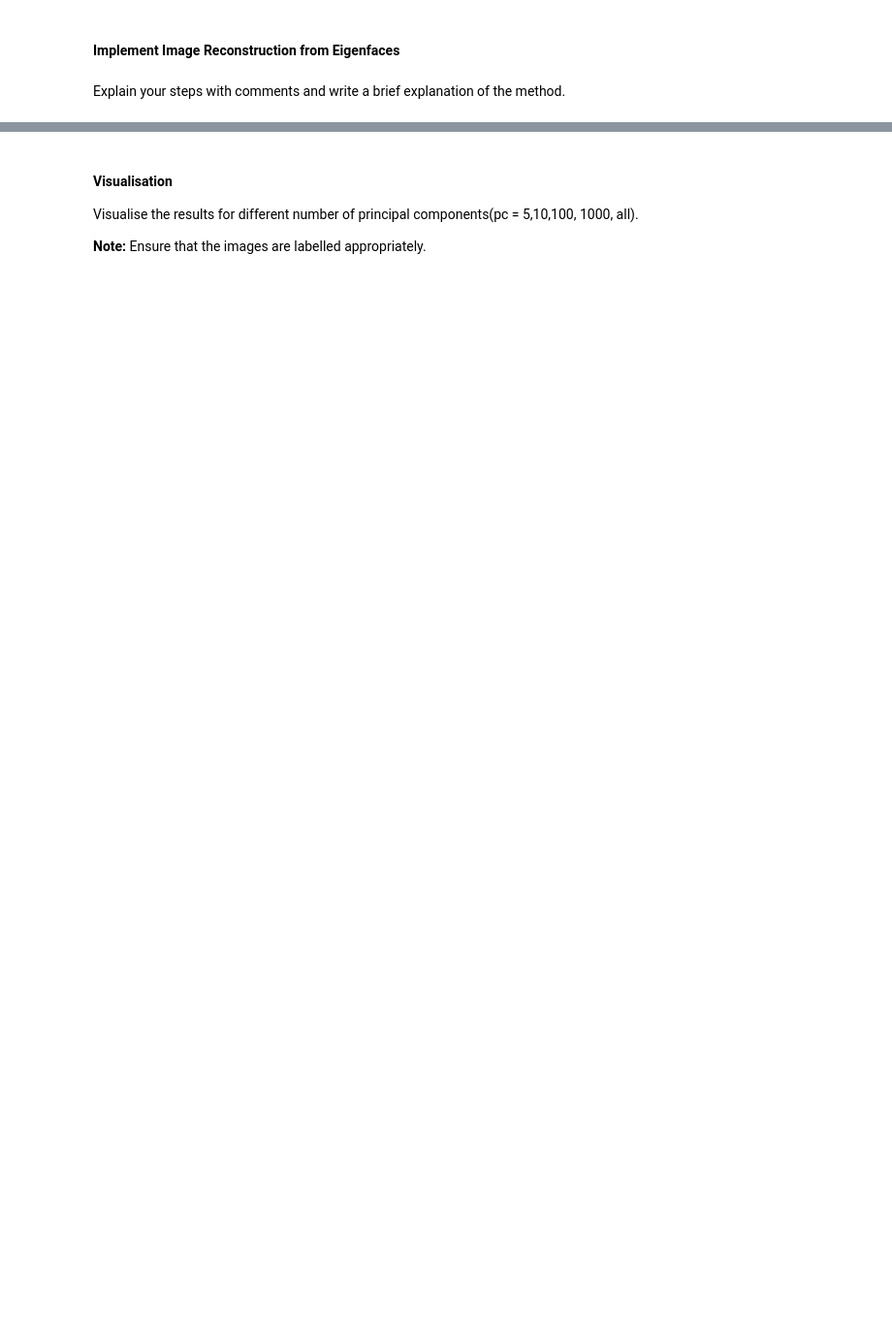
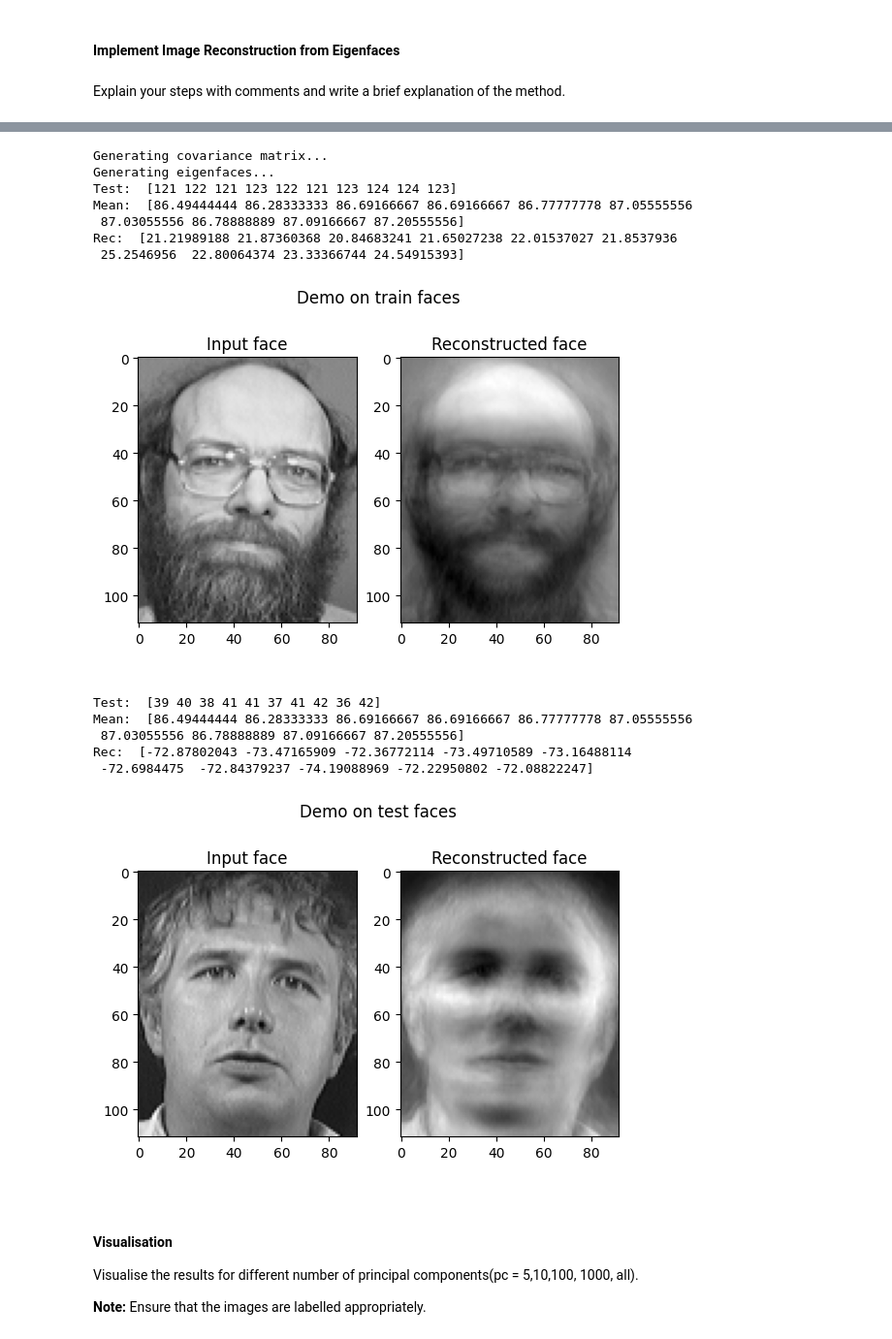
Before and after one commit to aneeshc12/SMAI-A2, a Jupyter notebook: Q2/Q2.ipynb, the cells around one changed output, grey strips where cells are left out. Shown at 97% size. Saved outputs shown, nothing was run; the diff lists cells and outputs as text; code cells hidden in the pictures; blank space fills up the shorter version.

```diff
--- a/Q2/Q2.ipynb
+++ b/Q2/Q2.ipynb
@@ -218,3 +189,63 @@ Rec:  [73.39965153 73.80638204 73.89803793 71.77743702 73.24061408 74.28155573
+# %%
+%matplotlib inline
+
+eigenfaces, meanFace = principalComponentAnalysis(trainFaces, 360)
+
+faceNum = 1
+
+trainImg = trainFaces[6]
+testImg = testFaces[18]
+
+# train
+
+rTrainImg = imageReconstruction(trainImg.reshape(-1), eigenfaces, meanFace)
+
+fig, ax = plt.subplots()
+plt.title("Demo on train faces")
+ax.axis('off')
+
+fig.add_subplot(1,2,1)
+plt.imshow(trainImg.reshape(112,92), cmap='gray')
+plt.title("Input face")
+
+fig.add_subplot(1,2,2)
+plt.imshow(rTrainImg, cmap='gray')
+plt.title("Reconstructed face")
+
+plt.show()
+
+# test
+
+rTestImg = imageReconstruction(testImg.reshape(-1), eigenfaces, meanFace)
+
+fig, ax = plt.subplots()
+plt.title("Demo on test faces")
+ax.axis('off')
+
+fig.add_subplot(1,2,1)
+plt.imshow(testImg.reshape(112,92), cmap='gray')
+plt.title("Input face")
+
+fig.add_subplot(1,2,2)
+plt.imshow(rTestImg, cmap='gray')
+plt.title("Reconstructed face")
+
+plt.show()
+# %% [output]
+Generating covariance matrix...
+Generating eigenfaces...
+Test:  [121 122 121 123 122 121 123 124 124 123]
+Mean:  [86.49444444 86.28333333 86.69166667 86.69166667 86.77777778 87.05555556
+ 87.03055556 86.78888889 87.09166667 87.20555556]
+Rec:  [21.21989188 21.87360368 20.84683241 21.65027238 22.01537027 21.8537936
+ 25.2546956  22.80064374 23.33366744 24.54915393]
+[figure, added]
+Test:  [39 40 38 41 41 37 41 42 36 42]
+Mean:  [86.49444444 86.28333333 86.69166667 86.69166667 86.77777778 87.05555556
+ 87.03055556 86.78888889 87.09166667 87.20555556]
+Rec:  [-72.87802043 -73.47165909 -72.36772114 -73.49710589 -73.16488114
+ -72.6984475  -72.84379237 -74.19088969 -72.22950802 -72.08822247]
+[figure, added]
 # %% [markdown]
 #### Visualisation
 Visualise the results for different number of principal components(pc = 5,10,100, 1000, all).
```
Also changed, not shown: parts of 5 cells of this notebook.
